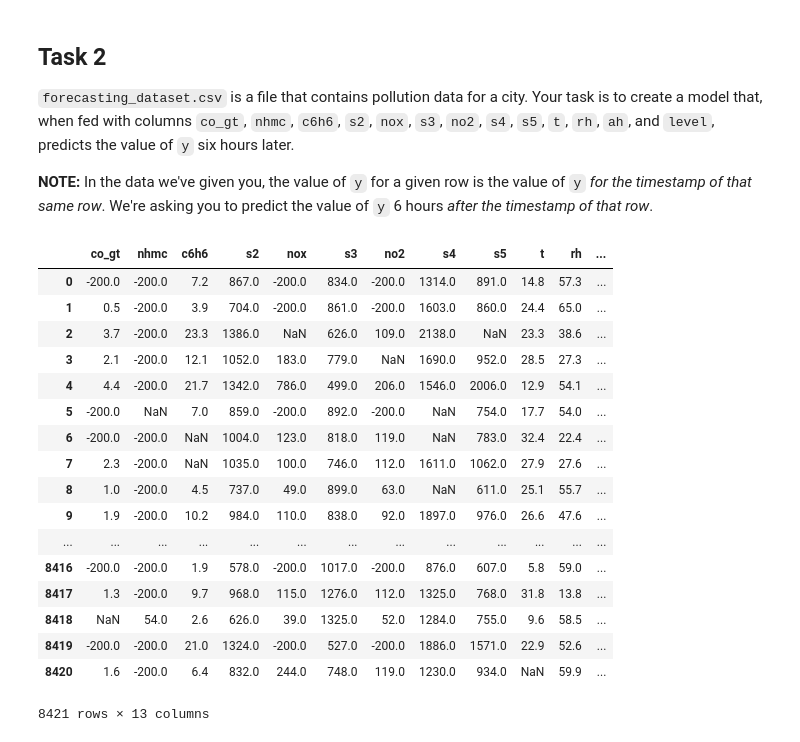
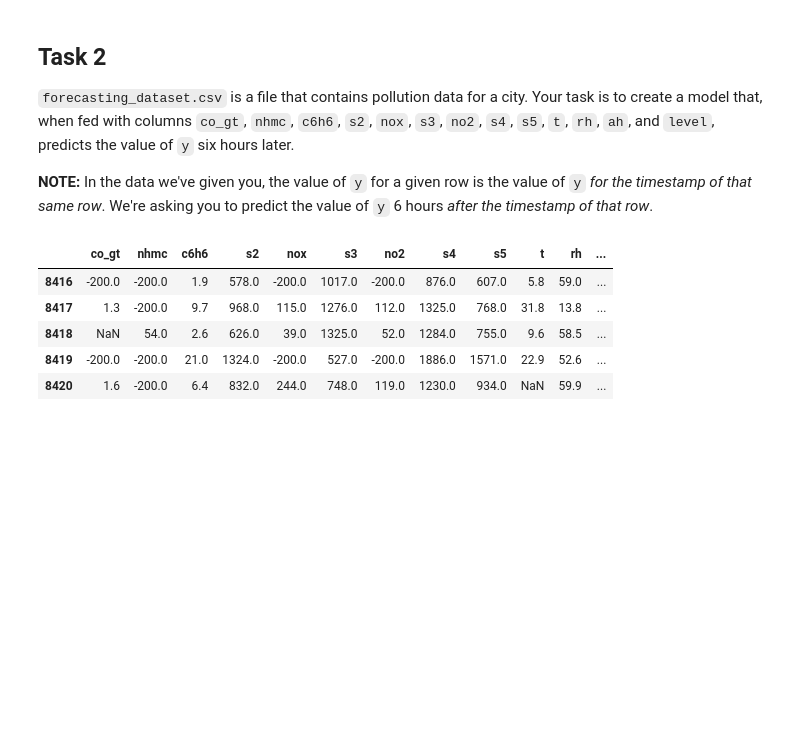
Before and after one commit to prakash-murugesan/CodeChallenge, a Jupyter notebook: CodingChallenge/Machine Learning/MachineLearningChallenge.ipynb, the cells around one changed output. Saved outputs shown, nothing was run; the diff lists cells and outputs as text; code cells hidden in the pictures; blank space fills up the shorter version.

```diff
--- a/CodingChallenge/Machine Learning/MachineLearningChallenge.ipynb
+++ b/CodingChallenge/Machine Learning/MachineLearningChallenge.ipynb
@@ -302,23 +247,12 @@ Predict(df_X)
 # %%
 ## What the data that we'll feed into your model's predict(X) function will look like:
 # Notice what the level column looks like
-pd.read_csv("forecasting_dataset.csv").drop(labels=['date', 'time', 'y'], axis='columns')
+A = pd.read_csv("forecasting_dataset.csv").drop(labels=['date', 'time', 'y'], axis='columns')
+A.tail()
 # %% [output]
 |  | co_gt | nhmc | c6h6 | s2 | nox | s3 | no2 | s4 | s5 | t | rh | ... |
-| 0 | -200.0 | -200.0 | 7.2 | 867.0 | -200.0 | 834.0 | -200.0 | 1314.0 | 891.0 | 14.8 | 57.3 | ... |
-| 1 | 0.5 | -200.0 | 3.9 | 704.0 | -200.0 | 861.0 | -200.0 | 1603.0 | 860.0 | 24.4 | 65.0 | ... |
-| 2 | 3.7 | -200.0 | 23.3 | 1386.0 | NaN | 626.0 | 109.0 | 2138.0 | NaN | 23.3 | 38.6 | ... |
-| 3 | 2.1 | -200.0 | 12.1 | 1052.0 | 183.0 | 779.0 | NaN | 1690.0 | 952.0 | 28.5 | 27.3 | ... |
-| 4 | 4.4 | -200.0 | 21.7 | 1342.0 | 786.0 | 499.0 | 206.0 | 1546.0 | 2006.0 | 12.9 | 54.1 | ... |
-| 5 | -200.0 | NaN | 7.0 | 859.0 | -200.0 | 892.0 | -200.0 | NaN | 754.0 | 17.7 | 54.0 | ... |
-| 6 | -200.0 | -200.0 | NaN | 1004.0 | 123.0 | 818.0 | 119.0 | NaN | 783.0 | 32.4 | 22.4 | ... |
-| 7 | 2.3 | -200.0 | NaN | 1035.0 | 100.0 | 746.0 | 112.0 | 1611.0 | 1062.0 | 27.9 | 27.6 | ... |
-| 8 | 1.0 | -200.0 | 4.5 | 737.0 | 49.0 | 899.0 | 63.0 | NaN | 611.0 | 25.1 | 55.7 | ... |
-| 9 | 1.9 | -200.0 | 10.2 | 984.0 | 110.0 | 838.0 | 92.0 | 1897.0 | 976.0 | 26.6 | 47.6 | ... |
-| ... | ... | ... | ... | ... | ... | ... | ... | ... | ... | ... | ... | ... |
 | 8416 | -200.0 | -200.0 | 1.9 | 578.0 | -200.0 | 1017.0 | -200.0 | 876.0 | 607.0 | 5.8 | 59.0 | ... |
 | 8417 | 1.3 | -200.0 | 9.7 | 968.0 | 115.0 | 1276.0 | 112.0 | 1325.0 | 768.0 | 31.8 | 13.8 | ... |
 | 8418 | NaN | 54.0 | 2.6 | 626.0 | 39.0 | 1325.0 | 52.0 | 1284.0 | 755.0 | 9.6 | 58.5 | ... |
 | 8419 | -200.0 | -200.0 | 21.0 | 1324.0 | -200.0 | 527.0 | -200.0 | 1886.0 | 1571.0 | 22.9 | 52.6 | ... |
 | 8420 | 1.6 | -200.0 | 6.4 | 832.0 | 244.0 | 748.0 | 119.0 | 1230.0 | 934.0 | NaN | 59.9 | ... |
-8421 rows × 13 columns
```
Also changed, not shown: parts of 52 cells of this notebook, 5 other files.
